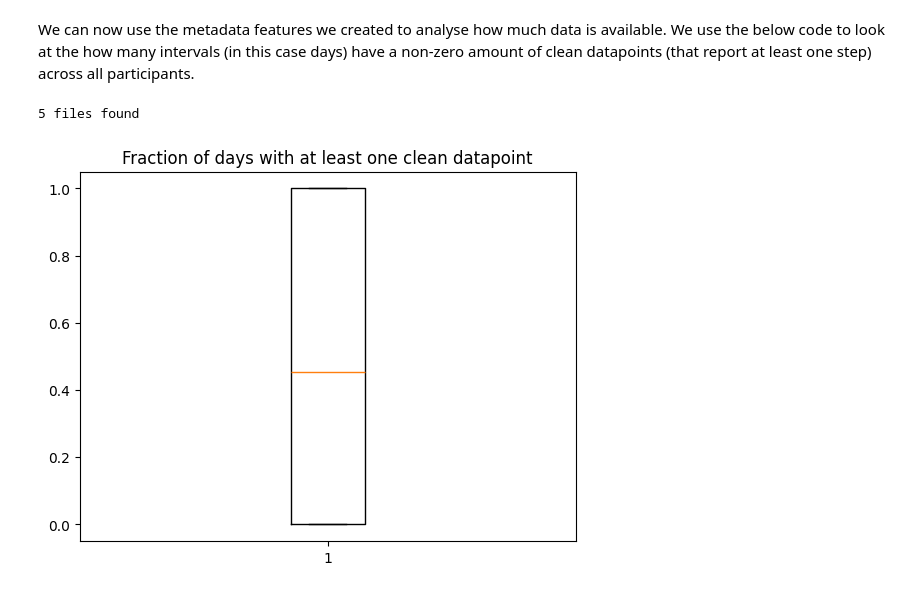
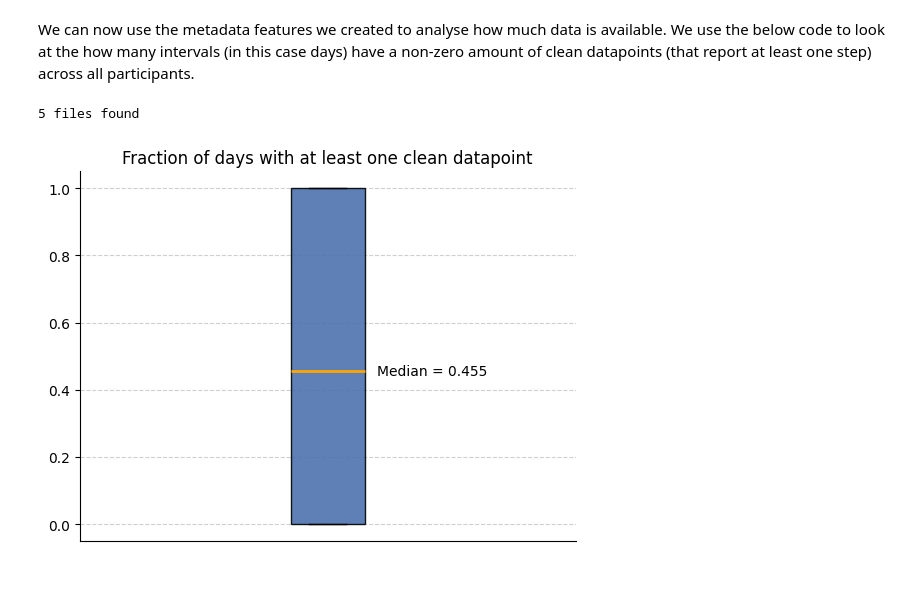
Before and after one commit to MentalHealthMission/data-book, a Jupyter notebook: content/steps_specific_template.ipynb, the cells around one changed output. Cells and saved outputs as stored; diff of their text form; code cells hidden in the pictures.

```diff
--- a/content/steps_specific_template.ipynb
+++ b/content/steps_specific_template.ipynb
@@ -431,29 +430,26 @@ We can now use the metadata features we created to analyse how much data is avai
 # %%
 # The input folder for the code below is the output folder from the code above
 input_folder = output_folder
 csv_name = "active_apple_healthkit_steps_D_metadata"
 files_list = helper_funcs.get_file_paths(
     input_folder, csv_name, Folder_structure=2, site_list=site_list
 )
 
 all_participants = []
 for path in files_list:
     df = pd.read_csv(path)
     df["total clean datapoints"] = (
         df["total counts"] - df["total timestamps with any error"]
     )
     all_participants.append(
         1
         - (
             len(df[df["total clean datapoints"] == 0])
             / len(df["total clean datapoints"])
         )
     )
+
+helper_funcs.draw_boxplot(df=all_participants, title="Fraction of days with at least one clean datapoint")
 # %% [output]
 5 files found
+[figure, added]
-# %%
-plt.boxplot(all_participants)
-plt.title("Fraction of days with at least one clean datapoint")
-plt.show()
-# %% [output]
-[figure, removed]
```
Also changed, not shown: parts of 1 cell of this notebook, 4 other files.
